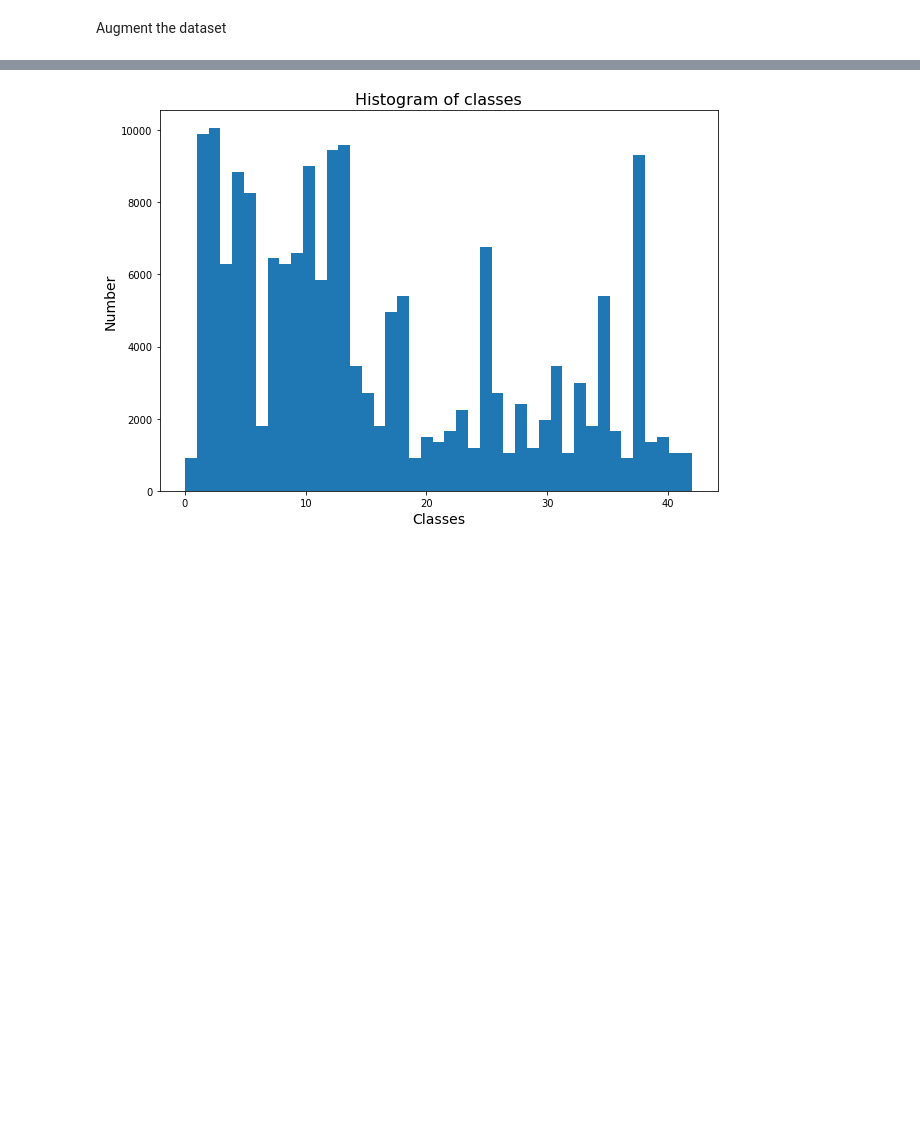
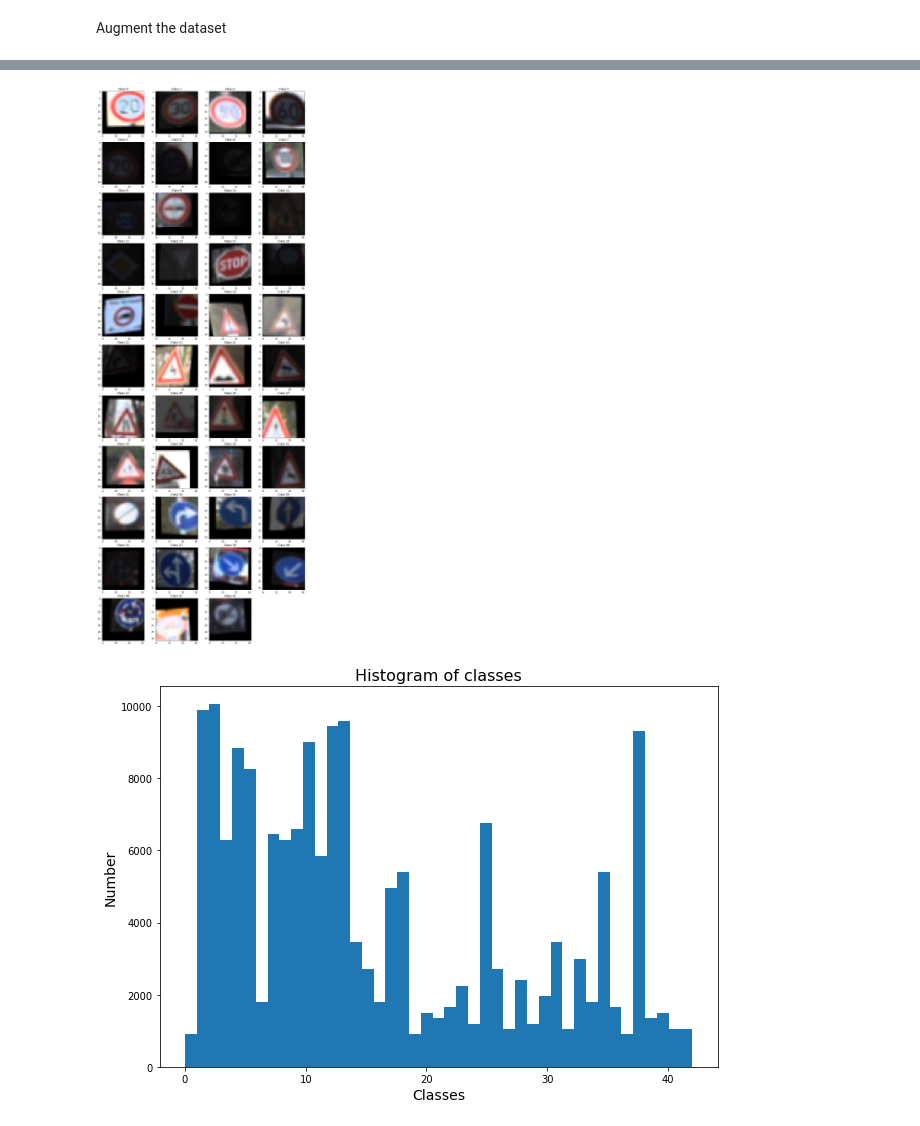
Before and after one commit to siyaoxu/Self-Driving-Cars, a Jupyter notebook: CarND-Traffic-Sign-Classifier-Project/Traffic_Sign_Classifier.ipynb, the cells around one changed output, grey strips where cells are left out. Cells and saved outputs as stored; diff of their text form; code cells hidden in the pictures; blank space fills up the shorter version.

```diff
--- a/CarND-Traffic-Sign-Classifier-Project/Traffic_Sign_Classifier.ipynb
+++ b/CarND-Traffic-Sign-Classifier-Project/Traffic_Sign_Classifier.ipynb
@@ -212,6 +214,16 @@ def ImgAug(raw_img,fv = 1.0,theta = 0.0,scale=1.0,ftxy = (0.0, 0.0),fshear = np.
     shifted_img = cv2.warpAffine(rotated_img,M,(ncol,nrow))
 
     return shifted_img
+
+# define a funciton to sample values for parameters of the image augmentation function
+def AugmParams(rfbrightness = (0.1,2.5),rtheta = (-180.0, 180.0), rscale = (0.5, 1.5),
+               rftx = (-0.2, 0.2), rfty = (-0.2, 0.2), size = 1 , rfshearxy = (0.9, 1.1)):
+    fbrightness = np.float32(np.random.uniform(rfbrightness[0],rfbrightness[1]))
+    thetas = np.float32(np.random.uniform(rtheta[0],rtheta[1],size))
+    scales = np.float32(np.random.uniform(rscale[0],rscale[1],size))
+    ftxys = list(zip(np.float32(np.random.uniform(rftx[0],rftx[1],size)),np.float32(np.random.uniform(rfty[0],rfty[1],size))))
+    fshearxys = np.float32(np.random.uniform(rfshearxy[0],rfshearxy[1],(size,3,2)))
+    return fbrightness, thetas, scales, ftxys, fshearxys
 # %% [markdown]
 Augment the dataset
 # %%
@@ -276,13 +288,3 @@ plt.imsave('./img_writeup/aug-combined-trans.png',trans_image)
-# %%
-# define a funciton to sample values for parameters of the image augmentation function
-def AugmParams(rfbrightness = (0.1,2.5),rtheta = (-180.0, 180.0), rscale = (0.5, 1.5),
-               rftx = (-0.2, 0.2), rfty = (-0.2, 0.2), size = 1 , rfshearxy = (0.8, 1.2)):
-    fbrightness = np.float32(np.random.uniform(rfbrightness[0],rfbrightness[1]))
-    thetas = np.float32(np.random.uniform(rtheta[0],rtheta[1],size))
-    scales = np.float32(np.random.uniform(rscale[0],rscale[1],size))
-    ftxys = list(zip(np.float32(np.random.uniform(rftx[0],rftx[1],size)),np.float32(np.random.uniform(rfty[0],rfty[1],size))))
-    fshearxys = np.float32(np.random.uniform(rfshearxy[0],rfshearxy[1],(size,3,2)))
-    return fbrightness, thetas, scales, ftxys, fshearxys
 # %%
 # Augment training data for classes with record less than n_target
 # the augmentation includes intensity, resize, rotate, horizontal and verical rotate
@@ -307,7 +309,7 @@ for key,n in class_count.items():
         i_imgs = X_train[np.where(y_train == key)[0],:,:,:]
         # sample parameters for the augmentation
 #         fv, thetas, scales, ftxys = AugmParams(rtheta=(0.0,0.0),rscale = (1.0,1.0),size = diff)
-        fv, thetas, scales, ftxys, fshearxys = AugmParams(rtheta=(-3.0,3.0),rscale = (0.8,1.2),size = diff)
+        fv, thetas, scales, ftxys, fshearxys = AugmParams(rtheta=(-3.0,3.0),rscale = (0.9,1.1),size = diff)
         # generate transformed images
         for i in list(range(diff)):
             # sample a random image from original images in this class
@@ -323,6 +325,16 @@ for key,n in class_count.items():
 X_train_augm = np.stack(augm_imgs,axis=0)
 y_train_augm = np.concatenate(augm_y,axis=0)
 del augm_imgs,augm_y
+# %%
+# plot the first image in training data for each class
+fig = plt.figure(figsize=(16,44));
+for i in list(range(n_classes)):
+    plt.subplot(11,4,i+1);
+    plt.imshow(np.squeeze(X_train_augm[np.where(y_train_augm == i)[0][0],:,:,:]));
+    plt.title('Class ' + str(i),fontsize = 12);
+#     plt.savefig('./img_writeup/augm-class-'+str(i)+'.png')
+# %% [output]
+[figure, added]
 # %%
 # # plot the first image in training data for each class
 # fig = plt.figure(figsize=(16,44));
```
Also changed, not shown: parts of 9 cells of this notebook.
